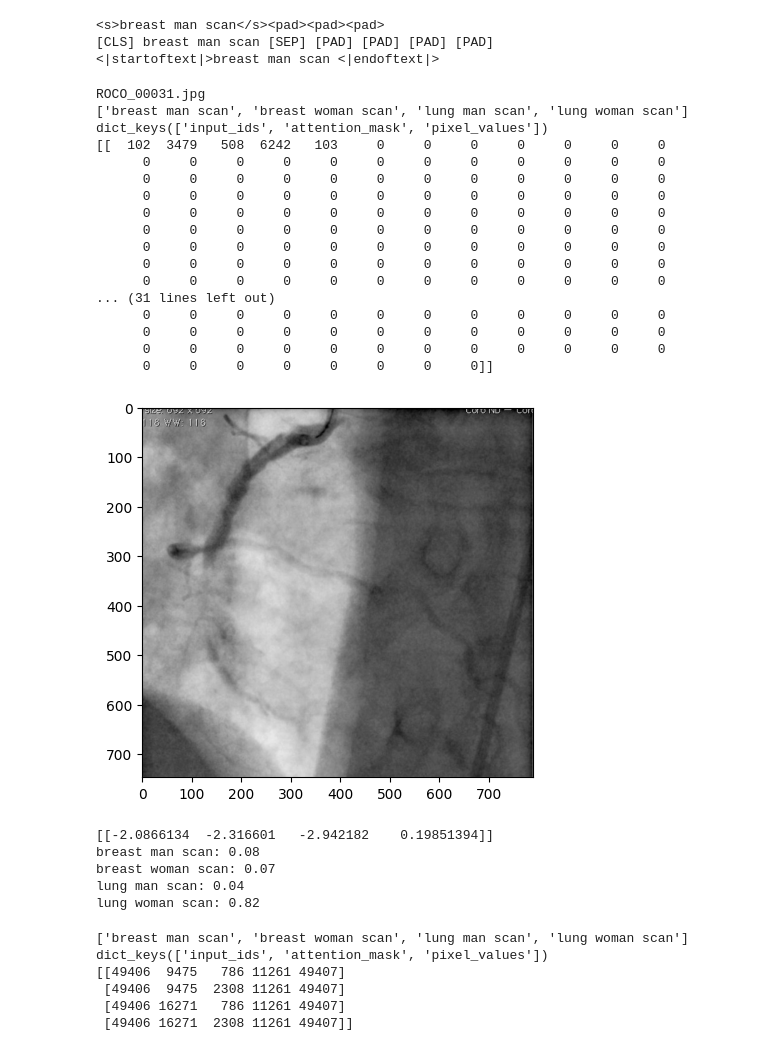
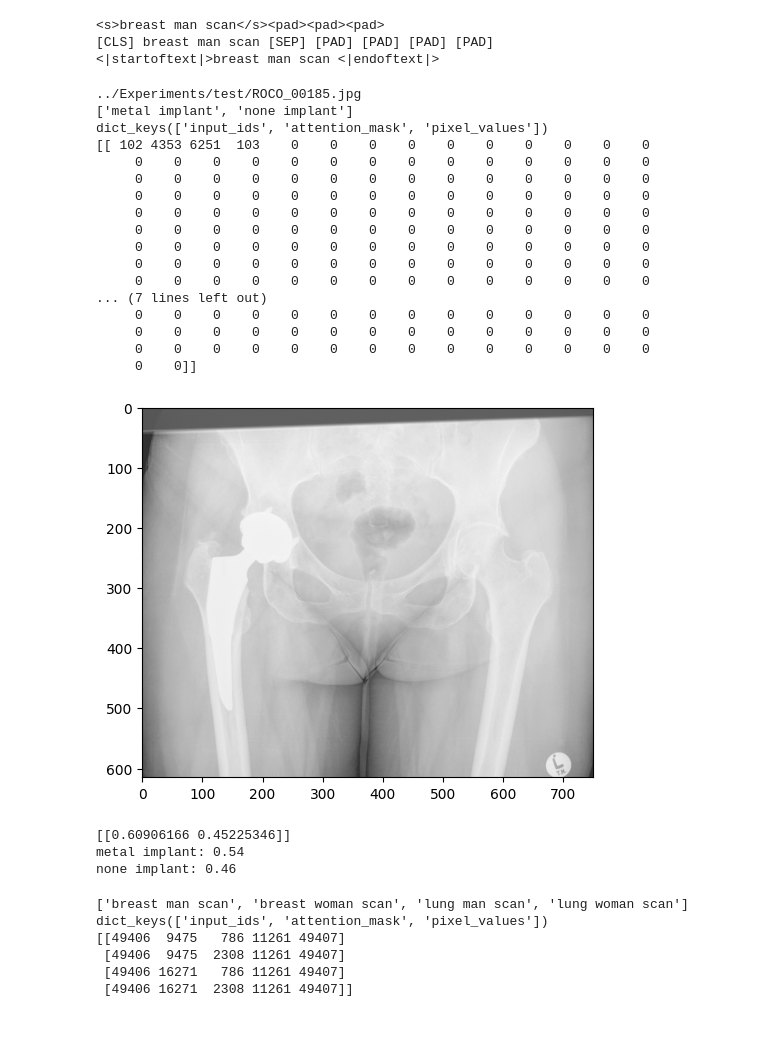
Before and after one commit to yiluzhou1/medclip, a Jupyter notebook: tools/test_clip.ipynb, the cells around one changed output. Cells and saved outputs as stored; diff of their text form; code cells hidden in the pictures.

```diff
--- a/tools/test_clip.ipynb
+++ b/tools/test_clip.ipynb
@@ -115,9 +115,9 @@ print(token)
 <|startoftext|>breast man scan <|endoftext|>
 # %%
 # model = FlaxHybridCLIP.from_pretrained("flax-community/medclip-roco")
-model = FlaxHybridCLIP.from_pretrained("../Experiments/snapshots/vision_augmented_biobert/")
+model = FlaxHybridCLIP.from_pretrained("../Experiments/model/")
 tokenizer = AutoTokenizer.from_pretrained("allenai/scibert_scivocab_uncased")
-vision_model_name = "openai/clip-vit-base-patch32"
+vision_model_name = "openai/clip-vit-large-patch14" #  clip-vit-base-patch32
 processor = CLIPProcessor.from_pretrained(vision_model_name)
 
 import os
@@ -131,57 +131,59 @@ query = 'lung'
 classes = ['man', 'woman']
 # classes = ['malignancy', 'cancer', 'air']
 
-img_path = os.listdir(img_dir)[0]
-# img_path = "ROCO_00001.jpg"
+# img_path = os.listdir(img_dir)[0]
+img_path = "../Experiments/test/ROCO_00185.jpg"
 caption = "Axial MRI (coronal view)."
 # inputs = processor(text=[query], images=None, return_tensors="jax", padding=True)
 # query_vec = model.get_text_features(**inputs)
 print(img_path)
 # Let's load a sample image
 import os, requests
 from PIL import Image
 import matplotlib.pyplot as plt
-img = Image.open(os.path.join(img_dir, img_path)).convert('RGB')
+# img = Image.open(os.path.join(img_dir, img_path)).convert('RGB')
+img = Image.open(img_path).convert('RGB')
 plt.imshow(img, aspect='equal', cmap='gray')
 
-organs = ['breast', 'lung']
-class_text = [f'{c} scan' for c in classes]
-sentences = [f'{organ} {t}' for organ in organs for t in class_text]
+# organs = ['breast', 'lung']
+# class_text = [f'{c} scan' for c in classes]
+# sentences = [f'{organ} {t}' for organ in organs for t in class_text]
+sentences = ['metal implant', 'none implant']
 print(sentences)
 
 # inputs = processor(text=sentences, images=img, return_tensors="jax", padding=True)
 max_length=128
 inputs = processor(text=sentences, images=img, return_tensors="jax", padding="max_length", max_length=max_length)
 inputs['pixel_values'] = inputs['pixel_values'].transpose(0, 2, 3, 1)
 print(inputs.keys())
 input_toks = tokenizer(sentences, max_length=128, padding="max_length", return_tensors="np",
                     truncation=True)
 inputs['input_ids'] = input_toks['input_ids']
 print(inputs['input_ids'])
 outputs = model(**inputs)
 # img_vec = model.get_image_features(**inputs)
 # img_vec = np.array(img_vec).reshape(-1)
 # img_vec_s = ",".join(["{:.7e}".format(x) for x in img_vec])
 # print(img_vec)
 # %% [output]
-ROCO_00031.jpg
-['breast man scan', 'breast woman scan', 'lung man scan', 'lung woman scan']
+../Experiments/test/ROCO_00185.jpg
+['metal implant', 'none implant']
 dict_keys(['input_ids', 'attention_mask', 'pixel_values'])
-[[  102  3479   508  6242   103     0     0     0     0     0     0     0
-      0     0     0     0     0     0     0     0     0     0     0     0
-      0     0     0     0     0     0     0     0     0     0     0     0
-      0     0     0     0     0     0     0     0     0     0     0     0
-      0     0     0     0     0     0     0     0     0     0     0     0
-      0     0     0     0     0     0     0     0     0     0     0     0
-      0     0     0     0     0     0     0     0     0     0     0     0
-      0     0     0     0     0     0     0     0     0     0     0     0
-      0     0     0     0     0     0     0     0     0     0     0     0
-... (31 lines left out)
-      0     0     0     0     0     0     0     0     0     0     0     0
-      0     0     0     0     0     0     0     0     0     0     0     0
-      0     0     0     0     0     0     0     0     0     0     0     0
-      0     0     0     0     0     0     0     0]]
+[[ 102 4353 6251  103    0    0    0    0    0    0    0    0    0    0
+     0    0    0    0    0    0    0    0    0    0    0    0    0    0
+     0    0    0    0    0    0    0    0    0    0    0    0    0    0
+     0    0    0    0    0    0    0    0    0    0    0    0    0    0
+     0    0    0    0    0    0    0    0    0    0    0    0    0    0
+     0    0    0    0    0    0    0    0    0    0    0    0    0    0
+     0    0    0    0    0    0    0    0    0    0    0    0    0    0
+     0    0    0    0    0    0    0    0    0    0    0    0    0    0
+     0    0    0    0    0    0    0    0    0    0    0    0    0    0
+... (7 lines left out)
+     0    0    0    0    0    0    0    0    0    0    0    0    0    0
+     0    0    0    0    0    0    0    0    0    0    0    0    0    0
+     0    0    0    0    0    0    0    0    0    0    0    0    0    0
+     0    0]]
-[figure, old version]
+[figure, new version]
 # %%
 print(outputs.logits_per_image)
 probs = jax.nn.softmax(outputs.logits_per_image, axis=-1)
@@ -189,11 +191,9 @@ probs = jax.nn.softmax(outputs.logits_per_image, axis=-1)
 for c_name, prob in zip(sentences, probs[0]):
     print(f'{c_name}: {prob:.2f}')
 # %% [output]
-[[-2.0866134  -2.316601   -2.942182    0.19851394]]
-breast man scan: 0.08
-breast woman scan: 0.07
-lung man scan: 0.04
-lung woman scan: 0.82
+[[0.60906166 0.45225346]]
+metal implant: 0.54
+none implant: 0.46
 # %%
 model = FlaxHybridCLIP.from_pretrained("flax-community/medclip-roco")
 tokenizer = AutoTokenizer.from_pretrained("roberta-base")
```
Also changed, not shown: parts of 2 cells of this notebook.
